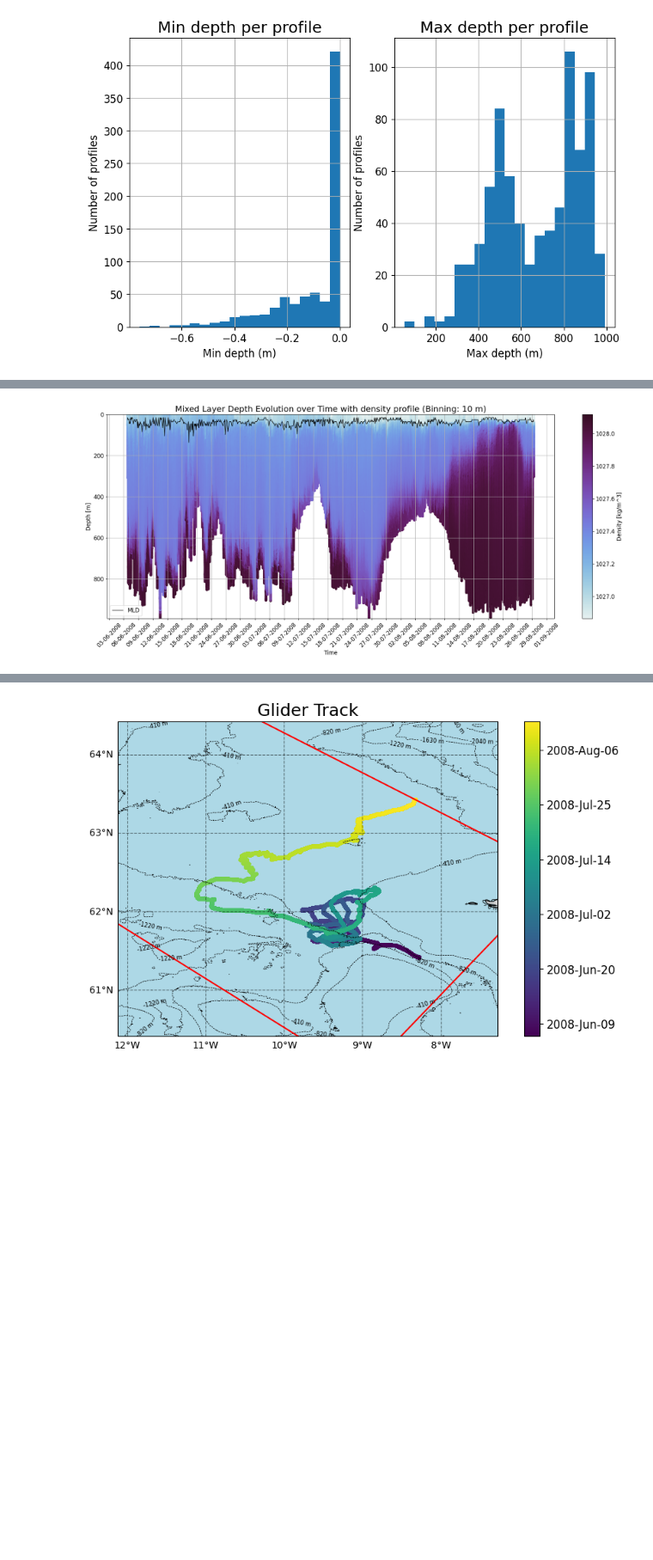
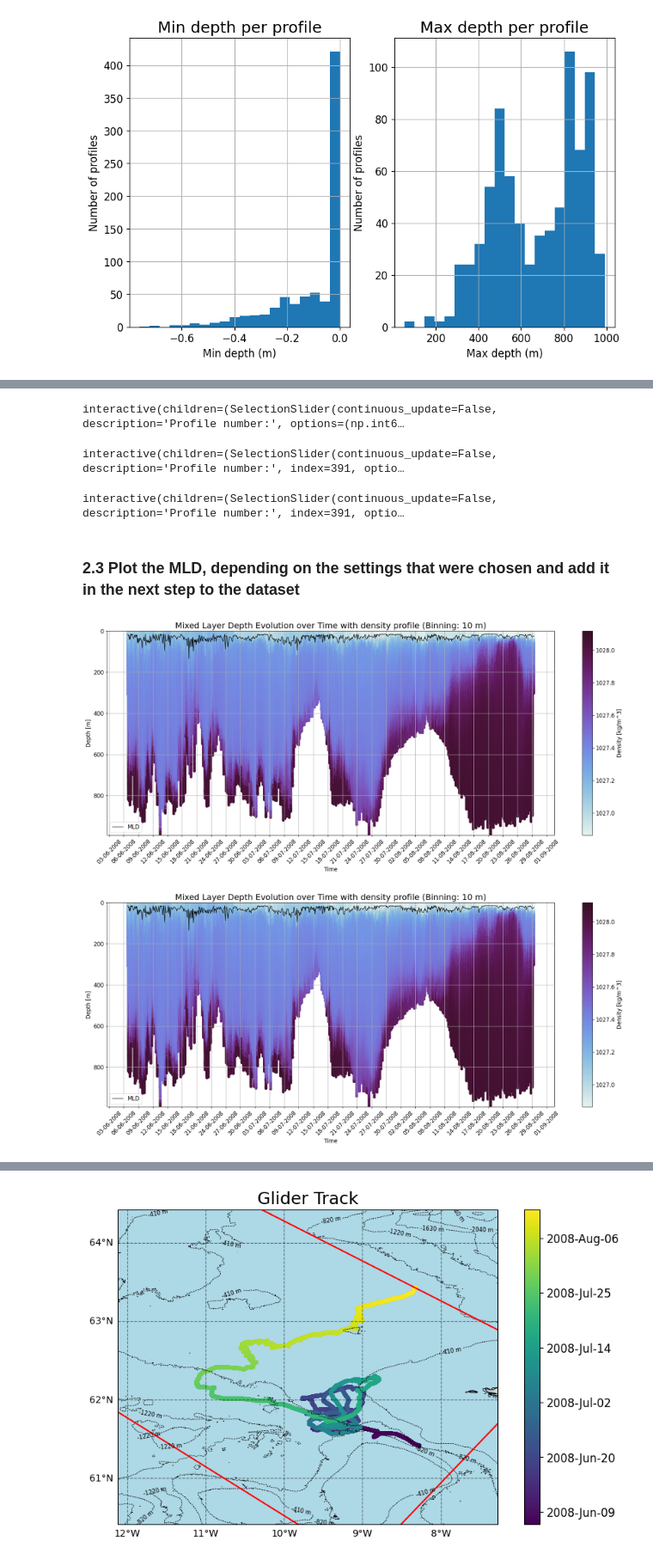
Before and after one commit to tillmrtz/dissipationSML, a Jupyter notebook: notebooks/load_and_process_gliderdata.ipynb, the cells around one changed output, grey strips where cells are left out. Shown at 86% size. Cells and saved outputs as stored; diff of their text form; code cells hidden in the pictures; blank space fills up the shorter version.

```diff
--- a/notebooks/load_and_process_gliderdata.ipynb
+++ b/notebooks/load_and_process_gliderdata.ipynb
@@ -162,8 +178,23 @@ interactive(children=(IntSlider(value=1, description='Profile number:', max=772,
+# %%
+importlib.reload(interactive)
+interactive.interactive_profile(ds, profile_slider, raw_button)
+# %% [output]
+interactive(children=(SelectionSlider(continuous_update=False, description='Profile number:', options=(np.int6…
+# %%
+interactive.interactive_resolution_hist(ds, profile_slider)
+# %% [output]
+interactive(children=(SelectionSlider(continuous_update=False, description='Profile number:', index=391, optio…
+# %%
+interactive.interactive_profile_binned(ds, profile_slider, binning_slider, raw_button, agg_button)
+# %% [output]
+interactive(children=(SelectionSlider(continuous_update=False, description='Profile number:', index=391, optio…
+# %% [markdown]
+### 2.3 Plot the MLD, depending on the settings that were chosen and add it in the next step to the dataset
 # %%
-importlib.reload(plotting)
-fig,ax = plotting.plot_MLD_evolution(ds,binning = 10,use_raw = True, plot_density= True)
+fig,ax = plotting.plot_MLD_evolution(ds,binning = 10,use_raw = False, plot_density= True)
 display(fig)
 #fig.savefig(mission_path + '/MLD_time_evolution.png', dpi=300)
 del fig, ax
 # %% [output]
 [figure]
+[figure, added]
```
Also changed, not shown: parts of 25 cells of this notebook, 4 other files.
